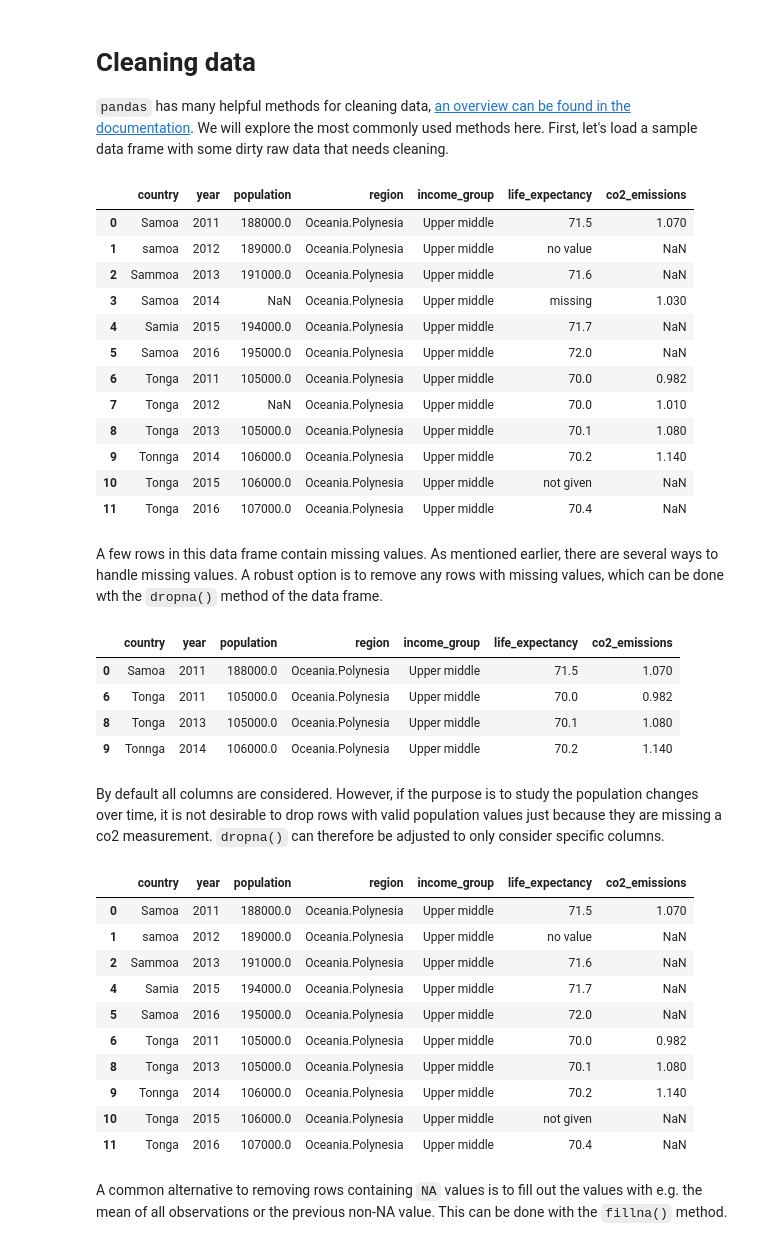
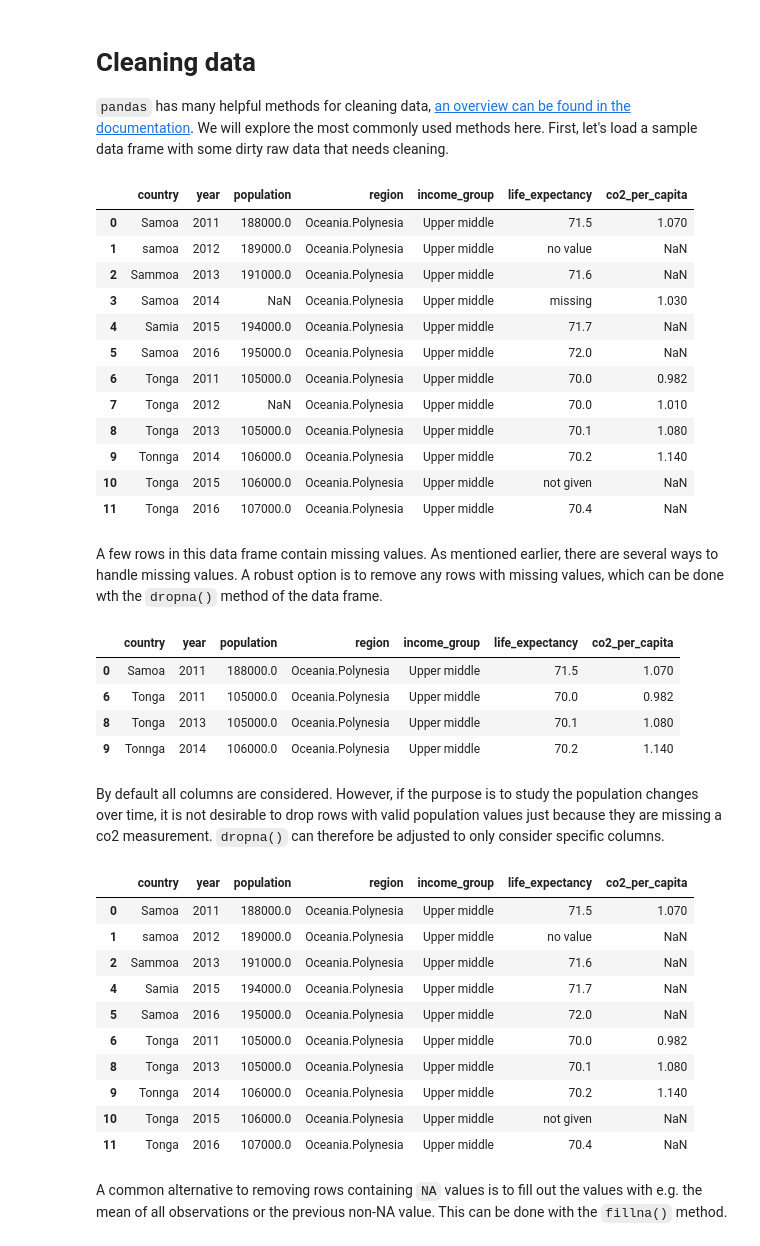
Before and after one commit to UofTCoders/2018-09-10-utoronto, a Jupyter notebook: code/2-dataframes-gapminder.ipynb, the cells around one changed output. Cells and saved outputs as stored; diff of their text form; code cells hidden in the pictures.

```diff
--- a/code/2-dataframes-gapminder.ipynb
+++ b/code/2-dataframes-gapminder.ipynb
@@ -619,11 +615,11 @@ world_data.loc[(world_data['year'] >= 2000) &
 
 `pandas` has many helpful methods for cleaning data, [an overview can be found in the documentation](https://pandas.pydata.org/pandas-docs/stable/missing_data.html). We will explore the most commonly used methods here. First, let's load a sample data frame with some dirty raw data that needs cleaning.
 # %%
-raw_data = pd.read_csv('../data/raw_dirty_data.csv')
-clean_df = raw_data.copy() # good to know
+raw_data = pd.read_csv('https://raw.githubusercontent.com/UofTCoders/2018-09-10-utoronto/gh-pages/data/raw_dirty_data.csv')
+clean_df = raw_data.copy() # To ensure the original df is not modified
 clean_df
 # %% [output]
-|  | country | year | population | region | income_group | life_expectancy | co2_emissions |
+|  | country | year | population | region | income_group | life_expectancy | co2_per_capita |
 | 0 | Samoa | 2011 | 188000.0 | Oceania.Polynesia | Upper middle | 71.5 | 1.070 |
 | 1 | samoa | 2012 | 189000.0 | Oceania.Polynesia | Upper middle | no value | NaN |
 | 2 | Sammoa | 2013 | 191000.0 | Oceania.Polynesia | Upper middle | 71.6 | NaN |
@@ -641,7 +637,7 @@ A few rows in this data frame contain missing values. As mentioned earlier, ther
 # %%
 clean_df.dropna()
 # %% [output]
-|  | country | year | population | region | income_group | life_expectancy | co2_emissions |
+|  | country | year | population | region | income_group | life_expectancy | co2_per_capita |
 | 0 | Samoa | 2011 | 188000.0 | Oceania.Polynesia | Upper middle | 71.5 | 1.070 |
 | 6 | Tonga | 2011 | 105000.0 | Oceania.Polynesia | Upper middle | 70.0 | 0.982 |
 | 8 | Tonga | 2013 | 105000.0 | Oceania.Polynesia | Upper middle | 70.1 | 1.080 |
@@ -651,7 +647,7 @@ By default all columns are considered. However, if the purpose is to study the p
 # %%
 clean_df.dropna(subset=['population'])
 # %% [output]
-|  | country | year | population | region | income_group | life_expectancy | co2_emissions |
+|  | country | year | population | region | income_group | life_expectancy | co2_per_capita |
 | 0 | Samoa | 2011 | 188000.0 | Oceania.Polynesia | Upper middle | 71.5 | 1.070 |
 | 1 | samoa | 2012 | 189000.0 | Oceania.Polynesia | Upper middle | no value | NaN |
 | 2 | Sammoa | 2013 | 191000.0 | Oceania.Polynesia | Upper middle | 71.6 | NaN |
```
Also changed, not shown: parts of 11 cells of this notebook.
